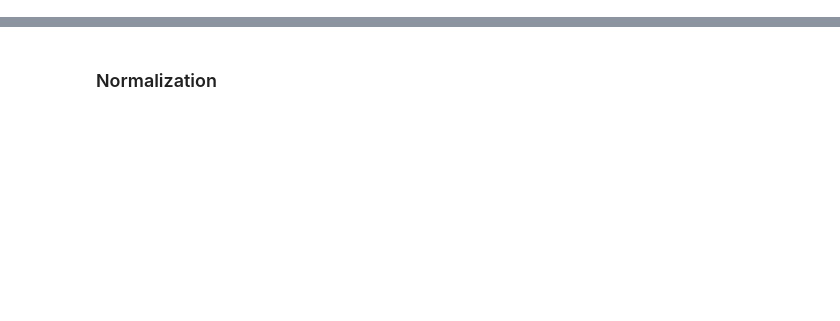
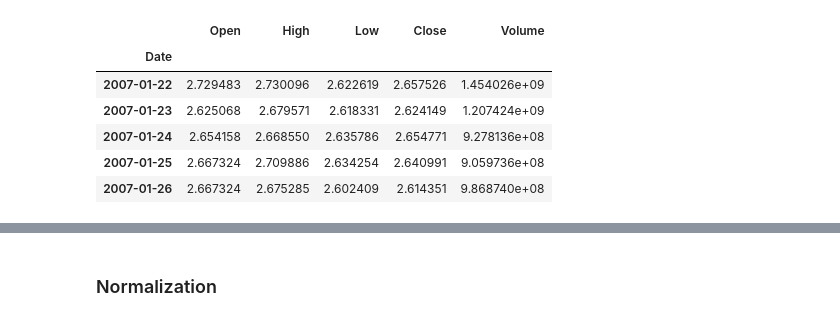
Before and after one commit to muchcreative/Single-Stock-EDA-Example, a Jupyter notebook: 1. Initial Data Transformations/Initial_Data_Transformations.ipynb, the cells around one changed output, grey strips where cells are left out. Saved outputs shown, nothing was run; the diff lists cells and outputs as text; code cells hidden in the pictures; blank space fills up the shorter version.

```diff
--- a/1. Initial Data Transformations/Initial_Data_Transformations.ipynb
+++ b/1. Initial Data Transformations/Initial_Data_Transformations.ipynb
@@ -25,10 +25,18 @@ Imported Libraries
 # %%
-# Let's choose from a number of stocks to get a good feel for our EDA
-# For argument's sake let's select two of the worst performing stocks $WYNN and $ETSY, and then one of the highest performing stocks 'AAPL'
+# Let's choose from a number of stocks to get a good feel for our EDA.
+# For argument's sake let's select two of the highest and two of the lowest performing stocks in 2021.
 # However, depending on your strategy you might weight trades more to positive momentum, market cap, or trade volume.
 
 tickers = ['AAPL', 'AMD', 'WYNN', 'ETSY']
 yf_filepath = '/content/drive/MyDrive/Colab Notebooks/April/data/yf'
 columns = ['Date', 'Open', 'High', 'Low', 'Close', 'Volume']  # We will request OHLCV data from our database.
-ticker_historical = loaders.load_historicals(tickers, columns, yf_filepath)
-ticker_historical = ticker_historical['AAPL']
+historicals = loaders.load_historicals(tickers, columns, yf_filepath)  # Loaded as a dict, with each key being a ticker string and with values as a pandas dataframe.
+display(historicals['AAPL'].head())  # Let's see an example of our loaded historicals.
+# %% [output]
+|  | Open | High | Low | Close | Volume |
+| Date |  |  |  |  |  |
+| 2007-01-22 | 2.729483 | 2.730096 | 2.622619 | 2.657526 | 1.454026e+09 |
+| 2007-01-23 | 2.625068 | 2.679571 | 2.618331 | 2.624149 | 1.207424e+09 |
+| 2007-01-24 | 2.654158 | 2.668550 | 2.635786 | 2.654771 | 9.278136e+08 |
+| 2007-01-25 | 2.667324 | 2.709886 | 2.634254 | 2.640991 | 9.059736e+08 |
+| 2007-01-26 | 2.667324 | 2.675285 | 2.602409 | 2.614351 | 9.868740e+08 |
```
Also changed, not shown: parts of 8 cells of this notebook.
